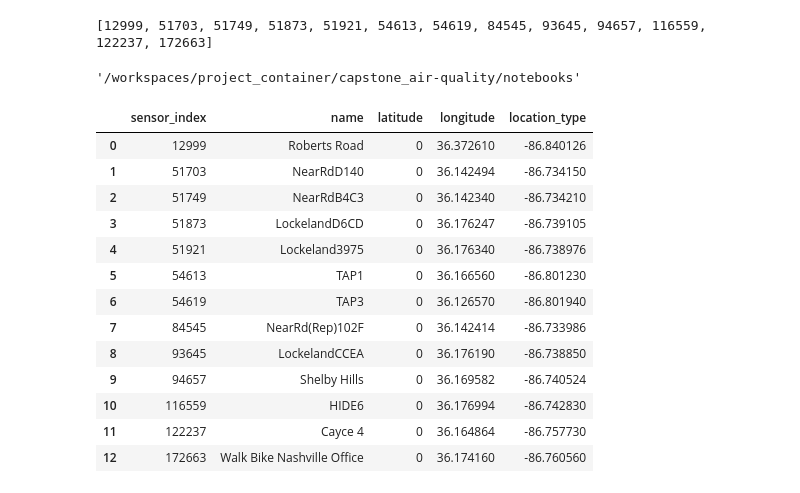
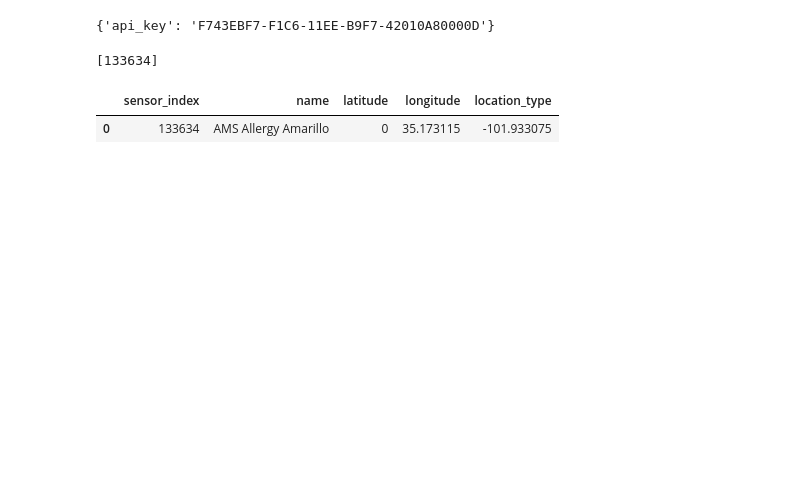
Before and after one commit to siwa-p/Air-quality-monitoring-and-prediction-using-PurpleAir-data, a Jupyter notebook: notebooks/simple_api.ipynb, the cells around one changed output. Saved outputs shown, nothing was run; the diff lists cells and outputs as text; code cells hidden in the pictures; blank space fills up the shorter version.

```diff
--- a/notebooks/simple_api.ipynb
+++ b/notebooks/simple_api.ipynb
@@ -56,40 +59,30 @@ def get_sensors_list(nwlng, nwlat, selng, selat, location, key_read):
 # %%
 with open('../keys.json') as fi:
     credentials = json.load(fi)
+# %%
+credentials
+# %% [output]
+{'api_key': 'F743EBF7-F1C6-11EE-B9F7-42010A80000D'}
 # %%
-# nwlng = -87.1  # Northwest longitude of the bounding box
-# nwlat = 36.5   # Northwest latitude of the bounding box
-# selng = -86.6  # Southeast longitude of the bounding box
-# selat = 35.9   # Southeast latitude of the bounding box
-# location = 'outdoor'  # You can specify 'indoor', 'outdoor', or 'all'
-# keys_file_path = '../keys.json'  # Path to your keys.json file
+# 35.193264659685866, -101.92062397763742
+# 35.16868927923588, -101.87431391404589
+nwlng = -101.94  # Northwest longitude of the bounding box
+nwlat = 35.20   # Northwest latitude of the bounding box
+selng = -101.87  # Southeast longitude of the bounding box
+selat = 35.16   # Southeast latitude of the bounding box
+location = 'outdoor'  # You can specify 'indoor', 'outdoor', or 'all'
+keys_file_path = '../keys.json'  # Path to your keys.json file
 
-# sensors_list = get_sensors_list(nwlng, nwlat, selng, selat, location, credentials['api_key'])
-# print(sensors_list)
+sensors_list = get_sensors_list(nwlng, nwlat, selng, selat, location, credentials['api_key'])
+print(sensors_list)
 # %% [output]
-[12999, 51703, 51749, 51873, 51921, 54613, 54619, 84545, 93645, 94657, 116559, 122237, 172663]
+[133634]
-# %%
-pwd
-# %% [output]
-'/workspaces/project_container/capstone_air-quality/notebooks'
 # %%
-df = pd.read_csv('../datasets/sensor_data/sensor_list_01')
+df = pd.read_csv('../datasets/sensor_data/sensor_list')
 df
 # %% [output]
 |  | sensor_index | name | latitude | longitude | location_type |
-| 0 | 12999 | Roberts Road | 0 | 36.372610 | -86.840126 |
-| 1 | 51703 | NearRdD140 | 0 | 36.142494 | -86.734150 |
-| 2 | 51749 | NearRdB4C3 | 0 | 36.142340 | -86.734210 |
-| 3 | 51873 | LockelandD6CD | 0 | 36.176247 | -86.739105 |
-| 4 | 51921 | Lockeland3975 | 0 | 36.176340 | -86.738976 |
-| 5 | 54613 | TAP1 | 0 | 36.166560 | -86.801230 |
-| 6 | 54619 | TAP3 | 0 | 36.126570 | -86.801940 |
-| 7 | 84545 | NearRd(Rep)102F | 0 | 36.142414 | -86.733986 |
-| 8 | 93645 | LockelandCCEA | 0 | 36.176190 | -86.738850 |
-| 9 | 94657 | Shelby Hills | 0 | 36.169582 | -86.740524 |
-| 10 | 116559 | HIDE6 | 0 | 36.176994 | -86.742830 |
-| 11 | 122237 | Cayce 4 | 0 | 36.164864 | -86.757730 |
-| 12 | 172663 | Walk Bike Nashville Office | 0 | 36.174160 | -86.760560 |
+| 0 | 133634 | AMS Allergy Amarillo | 0 | 35.173115 | -101.933075 |
 # %%
 from datetime import datetime
 import time
```
Also changed, not shown: parts of 3 cells of this notebook, 3 other files.
